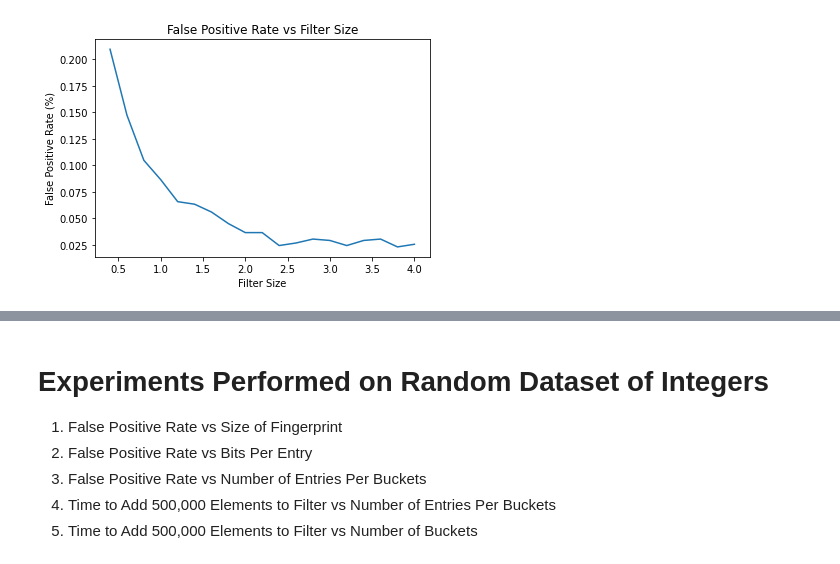
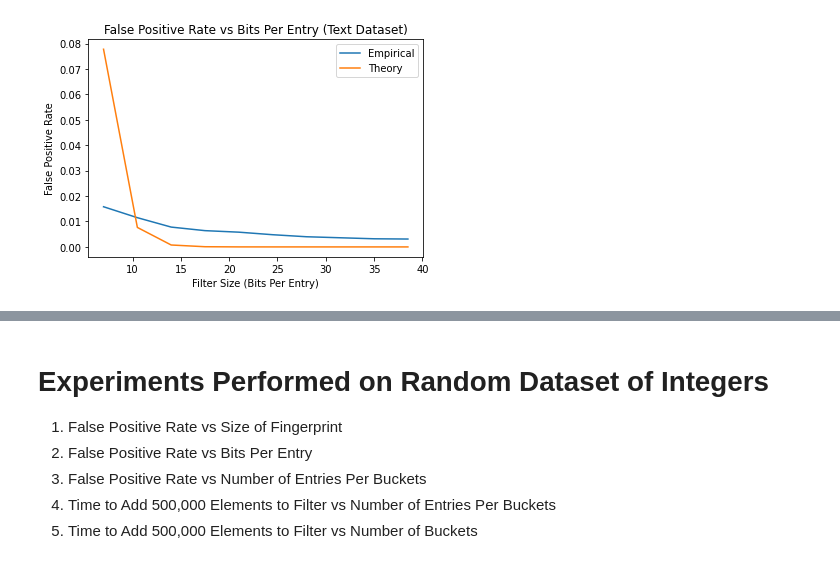
Before and after one commit to adamggibbs/data-structures-data-streams-project, a Jupyter notebook: CuckooFilter.ipynb, the cells around one changed output, grey strips where cells are left out. Cells and saved outputs as stored; diff of their text form; code cells hidden in the pictures.

```diff
--- a/CuckooFilter.ipynb
+++ b/CuckooFilter.ipynb
@@ -501,7 +458,7 @@ NameError: name 'test_input' is not defined
 # %%
-# READ IN DATA AND APPLY FILTER
+# TEST FILTER ON SMALL DATA STREAM
 
-cf2 = ExtendedCuckooFilter(20000, 3)
+cf2 = ExtendedCuckooFilter(20000, 4)
 
 print("Insertion Test")
 
@@ -607,6 +569,9 @@ Average insertion time: 0.00411ms
 # %%
+# set filter parameters
 entries = 4
 sizes = [20000, 40000, 60000, 80000, 100000]
+
+# store output from tests
 outputs = [[], [], [], [], []]
 
 index = 0
@@ -628,7 +593,7 @@ for size in sizes:
                     if cfe.lookup(element):
                         false_pos += 1
 
-        outputs[index].append(round(false_pos * 100 / checked, 4))
+        outputs[index].append(round(false_pos/ checked, 4))
 
     index += 1
 
@@ -636,13 +601,16 @@ for size in sizes:
 # styles for line graph lines
 line_styles = ["solid", "dashed", "dotted", "dashdot", (0, (5, 10))]
 
+# plot lines
 for i in range(0,5):
     plt.plot(range(2,15), outputs[i], label='('+str(sizes[i])+', '+str(entries)+')', linestyle=line_styles[i])
 
-plt.title("False Positive Rate vs Fingerprint Size")
+# label plot
+plt.title("False Positive Rate vs Fingerprint Size (Text Dataset)")
 plt.xlabel("Fingerprint Size (# of bits)")
-plt.ylabel("False Positive Rate (%)")
+plt.ylabel("False Positive Rate")
 plt.legend()
 
+# show plot
 plt.show()
 # %% [output]
@@ -650,39 +622,54 @@ plt.show()
 # %%
+f_size = 7
+sizes = range(20000, 115000, 10000)
 entries = 4
-sizes = range(20000, 210000, 10000)
+
 outputs = []
+
 
 for size in sizes:
 
     cfe = ExtendedCuckooFilter(size, entries)
 
     with open('insert2.txt', 'rt') as data_stream:
         for line in data_stream:
             for element in line.split():
                 cfe.insert(element)
 
     false_pos = 0
     checked = 0
     with open('lookup2.txt', 'rt') as data_stream:
         for line in data_stream:
             for element in line.split():
                 checked += 1
                 if cfe.lookup(element):
                     false_pos += 1
 
-    outputs.append(round(false_pos * 100 / checked, 4))
+    outputs.append(round(false_pos / checked, 4))
 
+
+# convert number of buckets to bits per entry
 bpe = []
 for size in sizes:
-    b = 500000 / size
-    bpe.append((10/b))
+    lf = 20000 / size
+    b = 7/lf
+    bpe.append(b)
 
-plt.plot(bpe, outputs)
+# compute theoretical false positive rate
+theory = []
+for b in bpe:
+    val = 2**(b*0.955 - 3)
+    theory.append(1/val)
 
-plt.title("False Positive Rate vs Bits Per Entry")
-plt.xlabel("Filter Size")
-plt.ylabel("False Positive Rate (%)")
+# make plot
+plt.plot(bpe, outputs, label='Empirical')
+plt.plot(bpe, theory, label='Theory')
+
+plt.title("False Positive Rate vs Bits Per Entry (Text Dataset)")
+plt.xlabel("Filter Size (Bits Per Entry)")
+plt.ylabel("False Positive Rate")
+plt.legend()
 
 plt.show()
 # %% [output]
-[figure, old version]
+[figure, new version]
```
Also changed, not shown: parts of 27 cells of this notebook.
